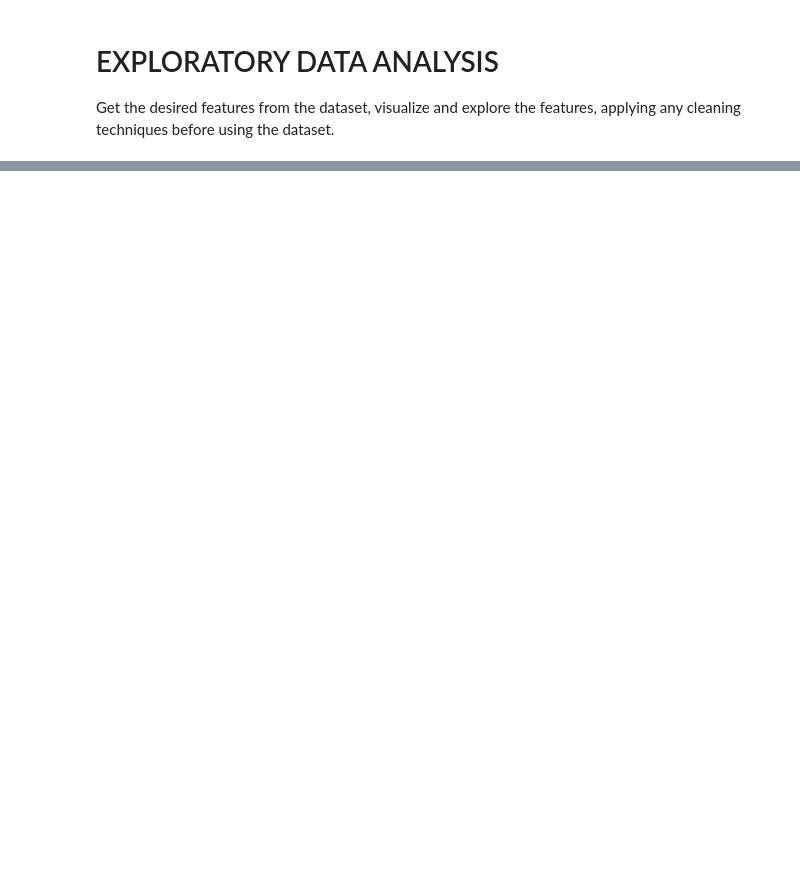
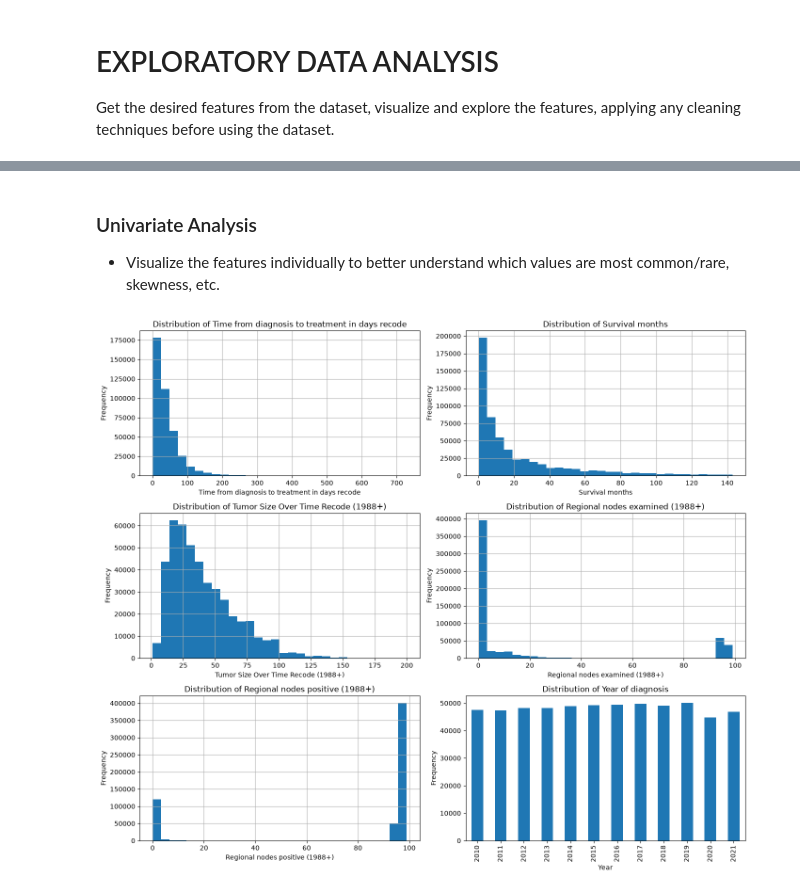
Before and after one commit to HadiAlrihani/SEER-Survival-Curve, a Jupyter notebook: Notebooks/1 - Exploratory Data Analysis.ipynb, the cells around one changed output, grey strips where cells are left out. Cells and saved outputs as stored; diff of their text form; code cells hidden in the pictures; blank space fills up the shorter version.

Commit message:
(EDA) - Univariate numerical visuals - Visualize numerical features

```diff
--- a/Notebooks/1 - Exploratory Data Analysis.ipynb
+++ b/Notebooks/1 - Exploratory Data Analysis.ipynb
@@ -95,0 +108,16 @@ dtype: int64
+# %%
+print(df.iloc[:, 12].unique())
+
+def age_to_midpoint(age):
+    lower = int(age[:2])
+
+    if lower > 0:
+        return lower + 2
+    return lower
+
+
+col = 'Age recode with <1 year olds and 90+'
+
+df[col] = df[col].apply(age_to_midpoint)
+
+df[col].unique()
@@ -95,0 +133,4 @@ dtype: int64
+# %% [markdown]
+### Univariate Analysis
+
+- Visualize the features individually to better understand which values are most common/rare, skewness, etc.
@@ -95,0 +159,29 @@ dtype: int64
+# %%
+
+
+fig, axes = plt.subplots(3, 2, figsize=(14, 12))
+axes = axes.flatten()
+
+for ax, col in zip(axes, numerical):
+
+    if col == 'Year of diagnosis':
+        df[col].value_counts().sort_index().plot(
+            kind='bar',
+            ax=ax
+        )
+        ax.set_xlabel('Year')
+
+    else:
+        df[col].hist(
+            bins=30,
+            ax=ax
+        )
+        ax.set_xlabel(col)
+
+    ax.set_title(f'Distribution of {col}')
+    ax.set_ylabel('Frequency')
+
+plt.tight_layout()
+plt.show()
+# %% [output]
+[figure, added]
```
Also changed, not shown: parts of 10 cells of this notebook.
